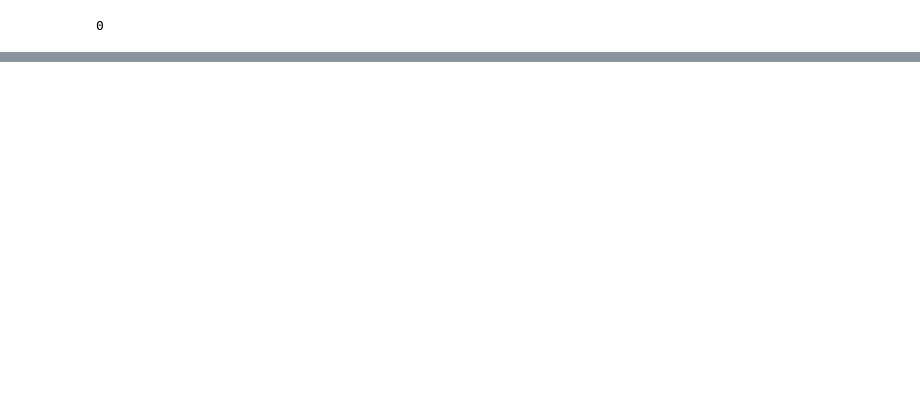
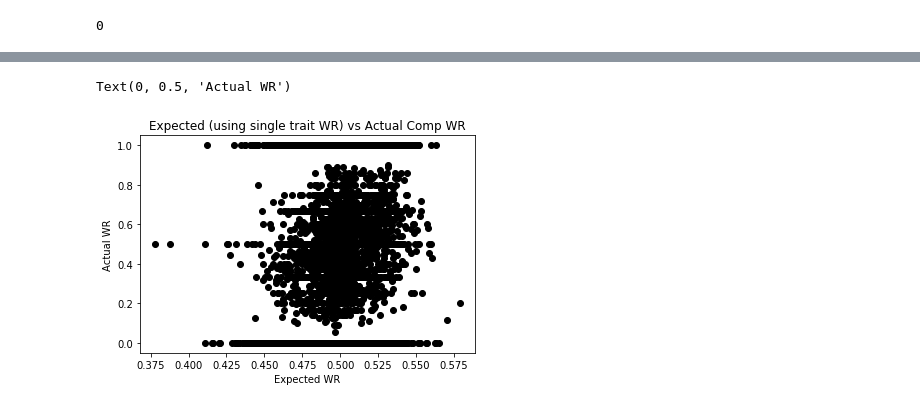
Before and after one commit to factoryofthesun/TFT-API-Stats, a Jupyter notebook: data_exploration.ipynb, the cells around one changed output, grey strips where cells are left out. Drawn from its saved outputs; the diff is of its cells as text; code cells hidden in the pictures; blank space fills up the shorter version.

Commit message:
data exploration updated

```diff
--- a/data_exploration.ipynb
+++ b/data_exploration.ipynb
@@ -33,16 +33,12 @@ comps_data.to_csv(f"{PATH_GDRIVE_MAIN_DIR}10.9_compositions_data.pkl")
 # %%
 # Isolate analysis to just top 2 places for now
-comps_data_top2 = comps_data.loc[comps_data['Place'].isin([1,2]),].reset_index()
+comps_data_top2 = comps_data.loc[comps_data['Place'].isin([1,2]),].reset_index(drop=True)
 
 # Flatten lists of traits
 comps_data_traits = comps_data_top2.explode('Traits')
 
 # Flatten lists of unit dicts
 comps_data_units = comps_data_top2.explode('Units')
-# %%
-# Clean traits strings
-comps_data_traits.Traits = comps_data_traits.Traits.str.replace("Set3_", "", regex=False)
-comps_data_units.Units = comps_data_units.Units.str.replace("TFT3_", "", regex=False)
 # %%
 # Check for duplicated traits within the same game
 sum(comps_data_traits.groupby(['Traits', 'GameID', 'Place']).agg(Counts=('Region', 'count')).Counts != 1)
@@ -50,8 +46,7 @@ sum(comps_data_traits.groupby(['Traits', 'GameID', 'Place']).agg(Counts=('Region
 0
 # %%
 # Compute individual trait winrates
-comps_data_traits['Win'] = comps_data_traits['Place'] == 1
-
 indiv_trait_wr = comps_data_traits.groupby('Traits').agg(WR=('Win', lambda x: sum(x)/len(x)),
                                                             N = ('Place','count')).reset_index().sort_values(by='WR', ascending=False)
 indiv_trait_wr
+indiv_trait_wr.to_csv(f'{PATH_GDRIVE_MAIN_DIR}Features/10.12_single_trait_wr.csv', index=False)
@@ -77,0 +53,10 @@ indiv_trait_wr
+# %%
+# Let's compare expected winrates against observed winrates using composition averages
+comps_and_single_trait_wr = comps_data_traits.merge(indiv_trait_wr, on='Traits', how='left')
+
+# Group back up compositions as tuples (lists are not hashable)
+comps_single_trait_wr_games = comps_and_single_trait_wr.groupby(['GameID', 'Place']).agg(Expected_WR = ('WR', 'mean'),
+                                                                                           Win = ('Win', 'mean'),
+                                                                                           Comp = ('Traits', lambda x: tuple(x.sort_values()) if not x.isnull().any() else ())).\
+                                                                                           reset_index()
+comps_single_trait_wr_games.head()
@@ -77,0 +70,12 @@ indiv_trait_wr
+# %%
+# Now group by compositions and plot expected vs actual winrates
+comps_single_trait_wr = comps_single_trait_wr_games.groupby('Comp').agg(Expected_WR = ("Expected_WR", 'mean'), Actual_WR = ('Win', 'mean'),
+                                                                       N = ('GameID', 'count')).reset_index()
+
+plt.plot(comps_single_trait_wr['Expected_WR'], comps_single_trait_wr['Actual_WR'], 'ok')
+plt.title("Expected (using single trait WR) vs Actual Comp WR")
+plt.xlabel("Expected WR")
+plt.ylabel("Actual WR")
+# %% [output]
+Text(0, 0.5, 'Actual WR')
+[figure, added]
```
Also changed, not shown: parts of 16 cells of this notebook, 3 other files.
